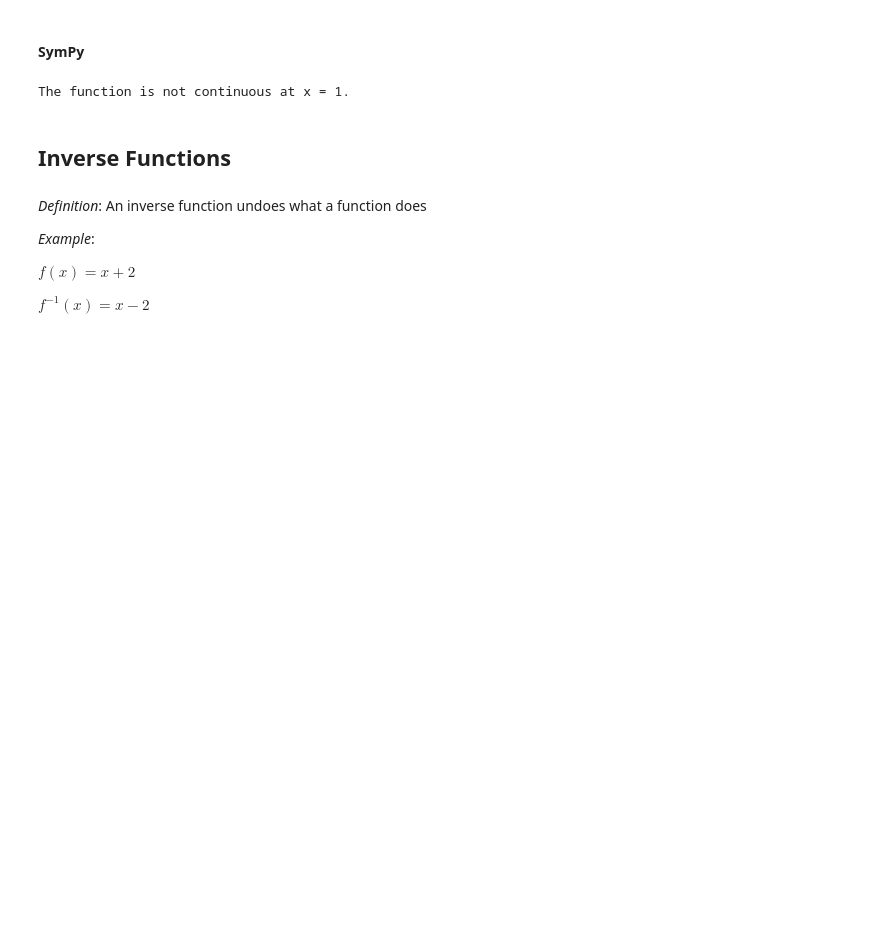
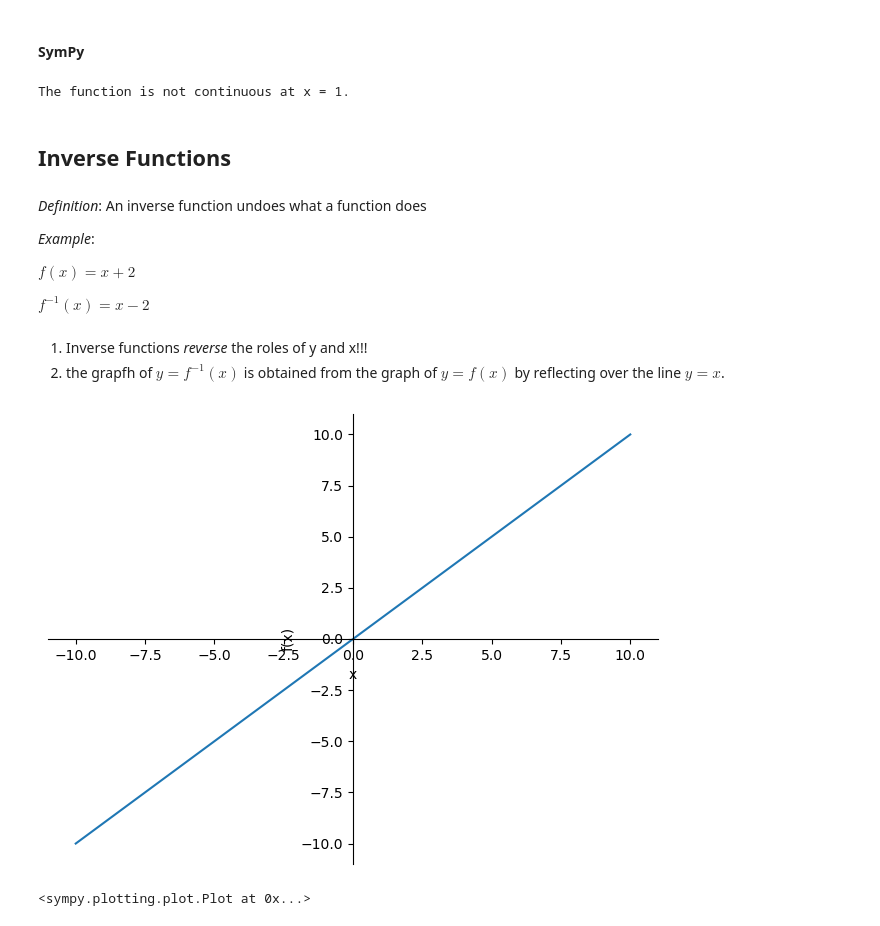
Before and after one commit to Fra0128/Symbolic-Mathematics-with-SymPy, a Jupyter notebook: 0_precalculus.ipynb, the cells around one changed output. Saved outputs shown, nothing was run; the diff lists cells and outputs as text; code cells hidden in the pictures; blank space fills up the shorter version.

Commit message:
feat: add inverse functions

```diff
--- a/0_precalculus.ipynb
+++ b/0_precalculus.ipynb
@@ -226,3 +226,13 @@ The function is not continuous at x = 1.
 $f(x) = x + 2$
 
 $f^{-1}(x) = x - 2$
+# %% [markdown]
+1. Inverse functions *reverse* the roles of y and x!!!
+2. the grapfh of $y=f^{-1}(x)$ is obtained from the graph of $y=f(x)$ by reflecting over the line $y=x$.
+# %%
+x, y = symbols('x y')
+y = x
+plot(y)
+# %% [output]
+[figure, added]
+<sympy.plotting.plot.Plot at 0x...>
```
